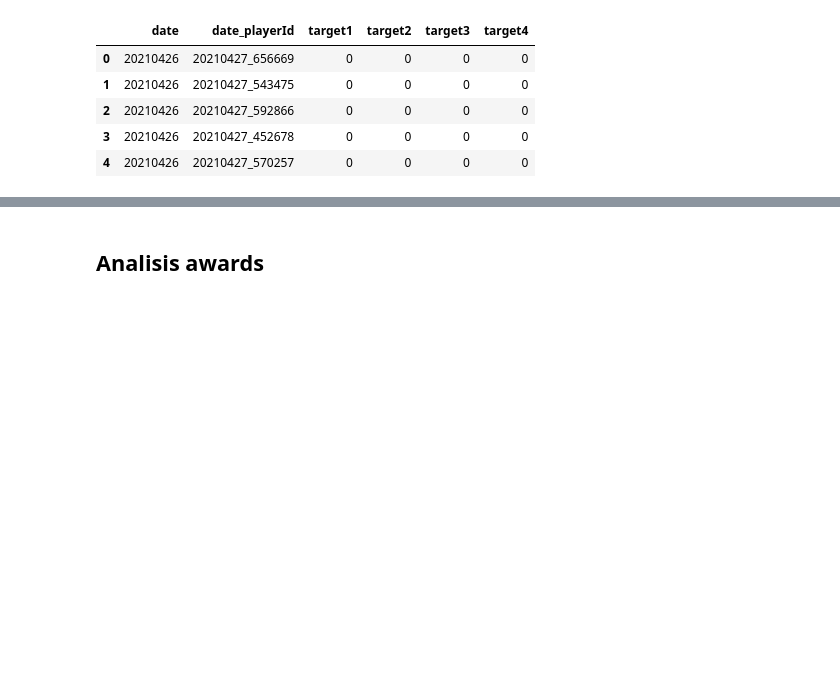
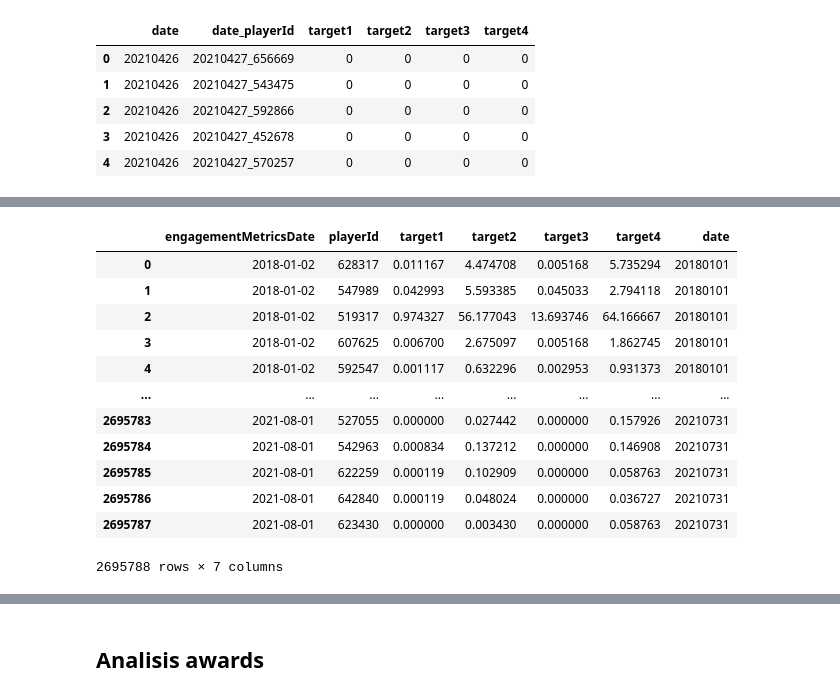
Before and after one commit to MarioChackGitHub/MLB-Kaggle, a Jupyter notebook: explore_data.ipynb, the cells around one changed output, grey strips where cells are left out. Drawn from its saved outputs; the diff is of its cells as text; code cells hidden in the pictures; blank space fills up the shorter version.

```diff
--- a/explore_data.ipynb
+++ b/explore_data.ipynb
@@ -93,0 +193,16 @@ pd.read_csv
+# %%
+unpack_json(traindf,"nextDayPlayerEngagement")
+# %% [output]
+|  | engagementMetricsDate | playerId | target1 | target2 | target3 | target4 | date |
+| 0 | 2018-01-02 | 628317 | 0.011167 | 4.474708 | 0.005168 | 5.735294 | 20180101 |
+| 1 | 2018-01-02 | 547989 | 0.042993 | 5.593385 | 0.045033 | 2.794118 | 20180101 |
+| 2 | 2018-01-02 | 519317 | 0.974327 | 56.177043 | 13.693746 | 64.166667 | 20180101 |
+| 3 | 2018-01-02 | 607625 | 0.006700 | 2.675097 | 0.005168 | 1.862745 | 20180101 |
+| 4 | 2018-01-02 | 592547 | 0.001117 | 0.632296 | 0.002953 | 0.931373 | 20180101 |
+| ... | ... | ... | ... | ... | ... | ... | ... |
+| 2695783 | 2021-08-01 | 527055 | 0.000000 | 0.027442 | 0.000000 | 0.157926 | 20210731 |
+| 2695784 | 2021-08-01 | 542963 | 0.000834 | 0.137212 | 0.000000 | 0.146908 | 20210731 |
+| 2695785 | 2021-08-01 | 622259 | 0.000119 | 0.102909 | 0.000000 | 0.058763 | 20210731 |
+| 2695786 | 2021-08-01 | 642840 | 0.000119 | 0.048024 | 0.000000 | 0.036727 | 20210731 |
+| 2695787 | 2021-08-01 | 623430 | 0.000000 | 0.003430 | 0.000000 | 0.058763 | 20210731 |
+2695788 rows × 7 columns
```
Also changed, not shown: parts of 24 cells of this notebook.
